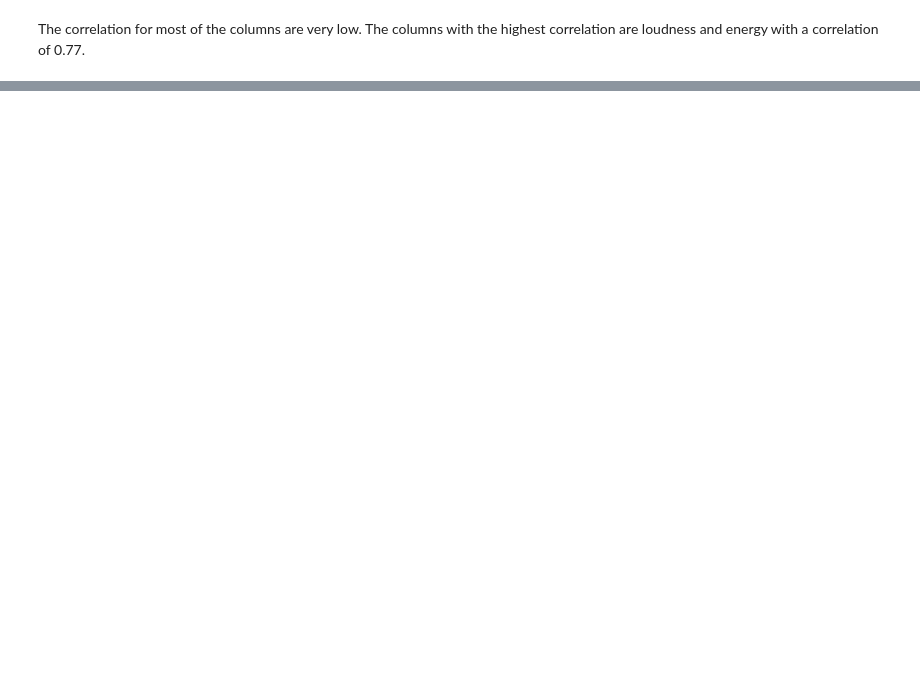
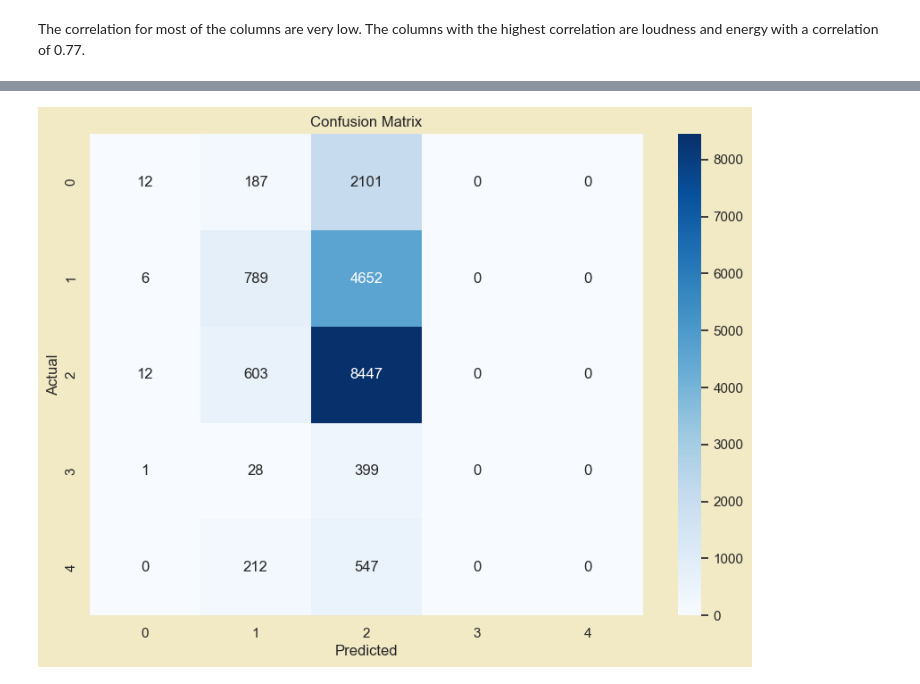
Before and after one commit to cianmung/SC1015---Mini-Project, a Jupyter notebook: Project.ipynb, the cells around one changed output, grey strips where cells are left out. Cells and saved outputs as stored; diff of their text form; code cells hidden in the pictures; blank space fills up the shorter version.

```diff
--- a/Project.ipynb
+++ b/Project.ipynb
@@ -581,0 +786,24 @@ The correlation for most of the columns are very low. The columns with the highe
+# %%
+from sklearn.metrics import confusion_matrix
+
+# Extract target variable and convert it to categorical type
+musicdata['Popularity Rating'] = musicdata['Popularity Rating'].astype('category')
+
+# Create and fit the Decision Tree classifier
+dectree = DecisionTreeClassifier(max_depth=4)  # You can change max_depth to experiment
+dectree.fit(musicdata_predictor, musicdata['Popularity Rating'])
+
+# Predict
+predicted = dectree.predict(musicdata_predictor)
+
+# Create confusion matrix
+cm = confusion_matrix(musicdata['Popularity Rating'], predicted)
+# Plot confusion matrix
+plt.figure(figsize=(10, 7))
+sns.heatmap(cm, annot=True, cmap='Blues', fmt='g')
+plt.xlabel('Predicted')
+plt.ylabel('Actual')
+plt.title('Confusion Matrix')
+plt.show()
+# %% [output]
+[figure, added]
```
Also changed, not shown: parts of 25 cells of this notebook, 1 other file.
